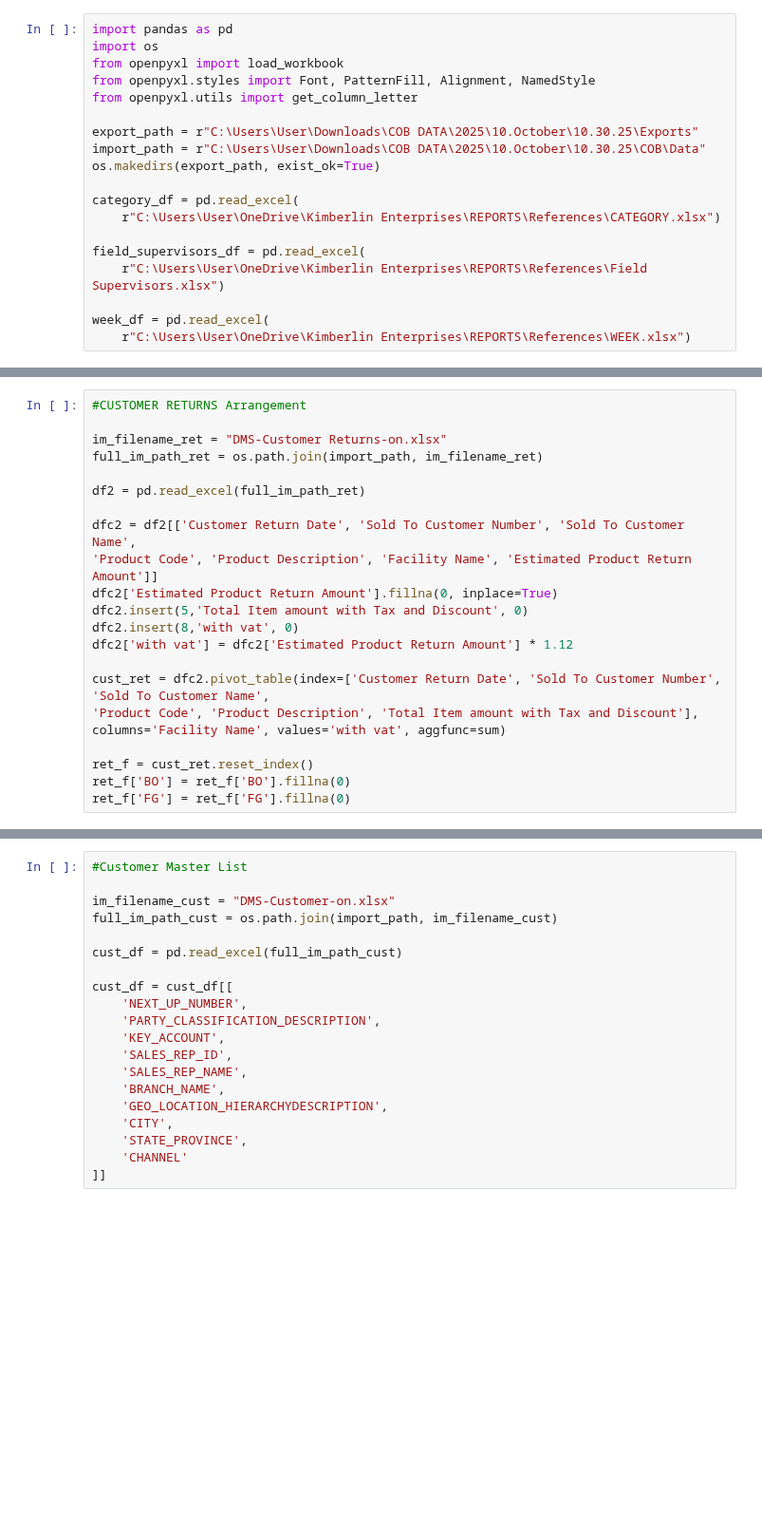
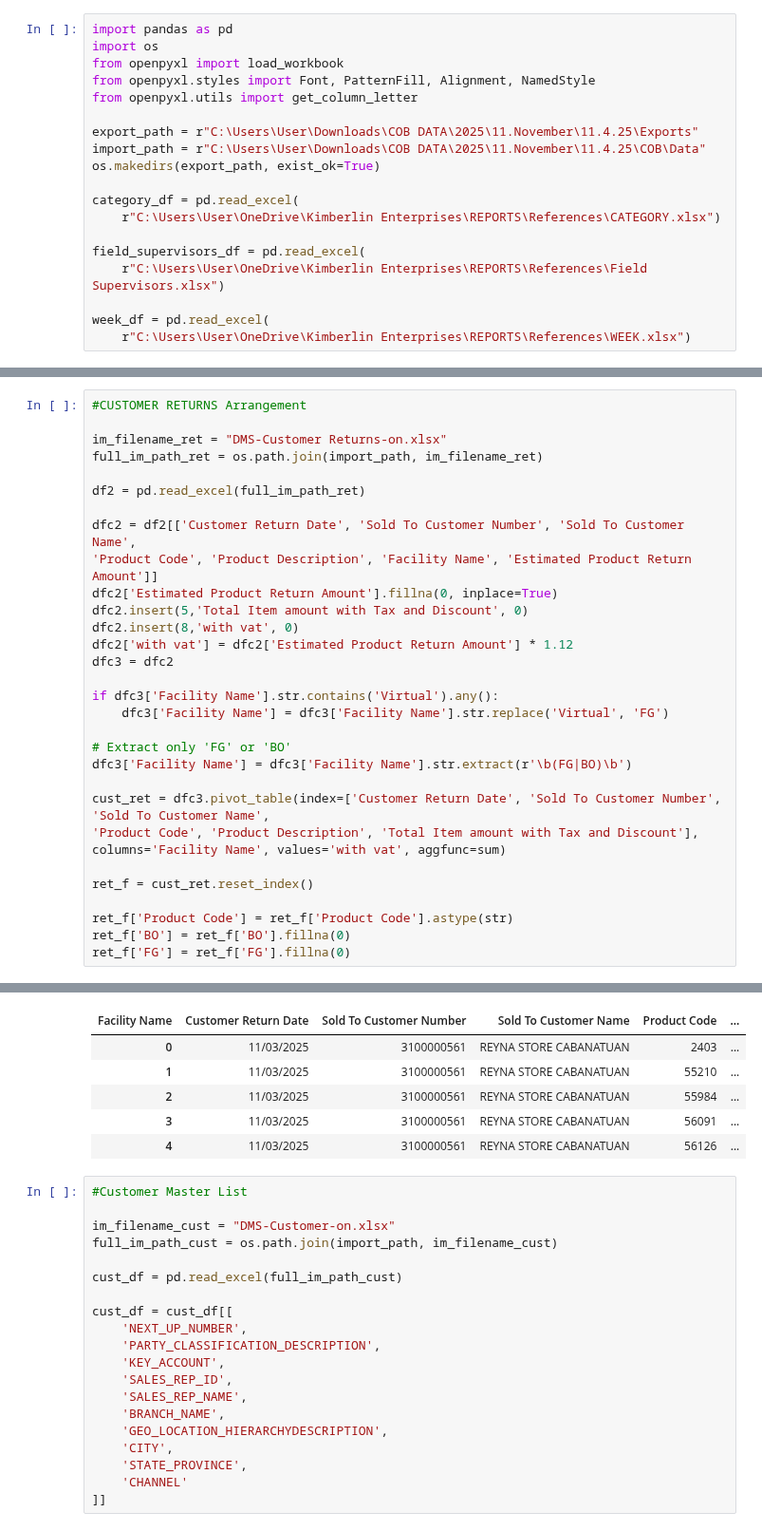
Before and after one commit to JoshiAO/KimNEA.ReportNotebook, a Jupyter notebook: Notebook.ipynb, the cells around one changed output, grey strips where cells are left out. Shown at 95% size. Cells and saved outputs as stored; diff of their text form; blank space fills up the shorter version.

```diff
--- a/Notebook.ipynb
+++ b/Notebook.ipynb
@@ -5,8 +5,8 @@ from openpyxl import load_workbook
 from openpyxl.styles import Font, PatternFill, Alignment, NamedStyle
 from openpyxl.utils import get_column_letter
 
-export_path = r"C:\Users\User\Downloads\COB DATA\2025\10.October\10.30.25\Exports"
-import_path = r"C:\Users\User\Downloads\COB DATA\2025\10.October\10.30.25\COB\Data"
+export_path = r"C:\Users\User\Downloads\COB DATA\2025\11.November\11.4.25\Exports"
+import_path = r"C:\Users\User\Downloads\COB DATA\2025\11.November\11.4.25\COB\Data"
 os.makedirs(export_path, exist_ok=True)
 
 category_df = pd.read_excel(
@@ -49,10 +61,20 @@ dfc2['Estimated Product Return Amount'].fillna(0, inplace=True)
 dfc2.insert(5,'Total Item amount with Tax and Discount', 0)
 dfc2.insert(8,'with vat', 0)
 dfc2['with vat'] = dfc2['Estimated Product Return Amount'] * 1.12
+dfc3 = dfc2
 
-cust_ret = dfc2.pivot_table(index=['Customer Return Date', 'Sold To Customer Number', 'Sold To Customer Name',
+if dfc3['Facility Name'].str.contains('Virtual').any():
+    dfc3['Facility Name'] = dfc3['Facility Name'].str.replace('Virtual', 'FG')
+
+# Extract only 'FG' or 'BO'
+dfc3['Facility Name'] = dfc3['Facility Name'].str.extract(r'\b(FG|BO)\b')
+
+cust_ret = dfc3.pivot_table(index=['Customer Return Date', 'Sold To Customer Number', 'Sold To Customer Name',
 'Product Code', 'Product Description', 'Total Item amount with Tax and Discount'], columns='Facility Name', values='with vat', aggfunc=sum)
 
 ret_f = cust_ret.reset_index()
+
+ret_f['Product Code'] = ret_f['Product Code'].astype(str)
 ret_f['BO'] = ret_f['BO'].fillna(0)
 ret_f['FG'] = ret_f['FG'].fillna(0)
+# %% [output]
@@ -59,3 +101,9 @@ ret_f['FG'] = ret_f['FG'].fillna(0)
+| Facility Name | Customer Return Date | Sold To Customer Number | Sold To Customer Name | Product Code | ... |
+| 0 | 11/03/2025 | 3100000561 | REYNA STORE CABANATUAN | 2403 | ... |
+| 1 | 11/03/2025 | 3100000561 | REYNA STORE CABANATUAN | 55210 | ... |
+| 2 | 11/03/2025 | 3100000561 | REYNA STORE CABANATUAN | 55984 | ... |
+| 3 | 11/03/2025 | 3100000561 | REYNA STORE CABANATUAN | 56091 | ... |
+| 4 | 11/03/2025 | 3100000561 | REYNA STORE CABANATUAN | 56126 | ... |
 # %%
 #Customer Master List
 
```
Also changed, not shown: parts of 5 cells of this notebook.
